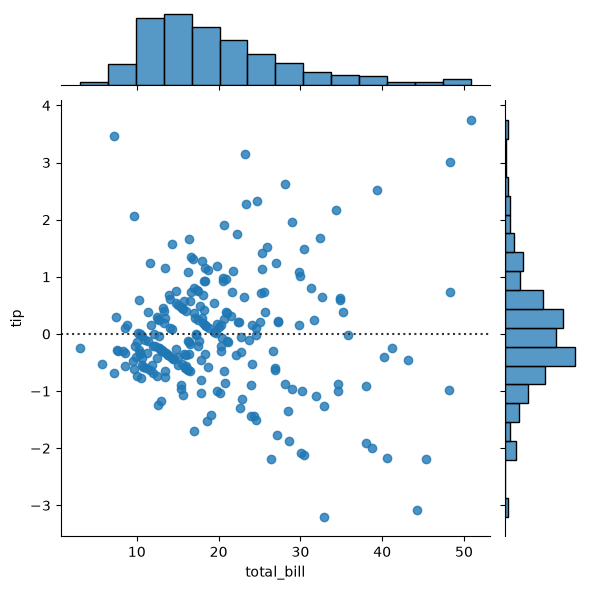
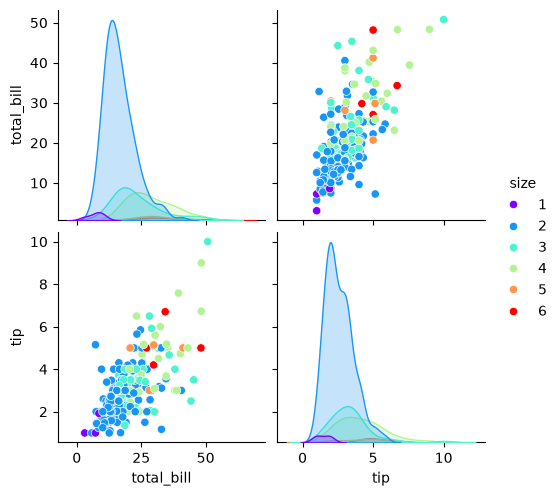
The notebook cell's code change between the first figure and the second:
--- before
+++ after
@@ -0,0 +1 @@
+sns.pairplot(df,hue='size',palette='rainbow')